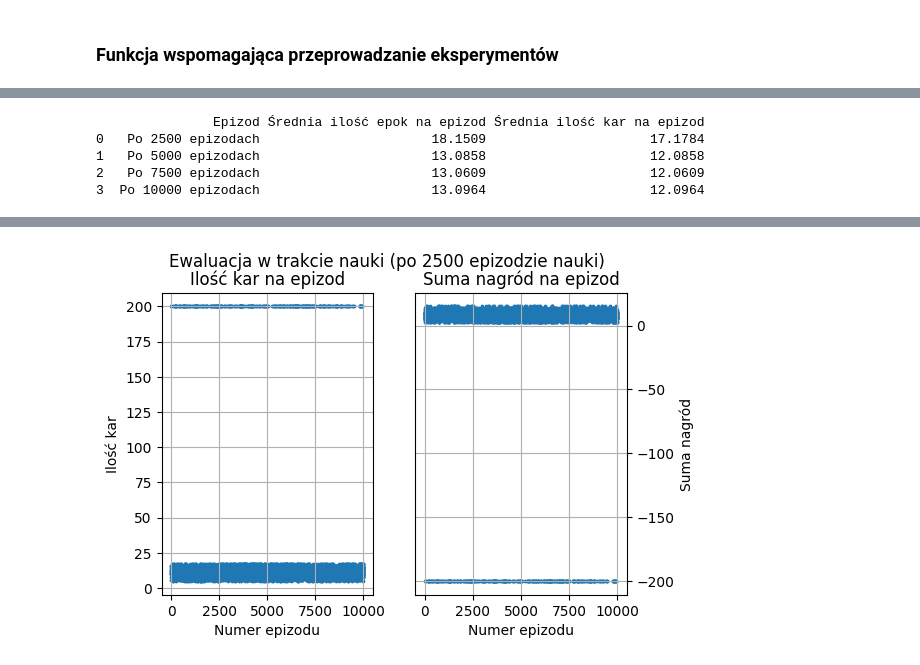
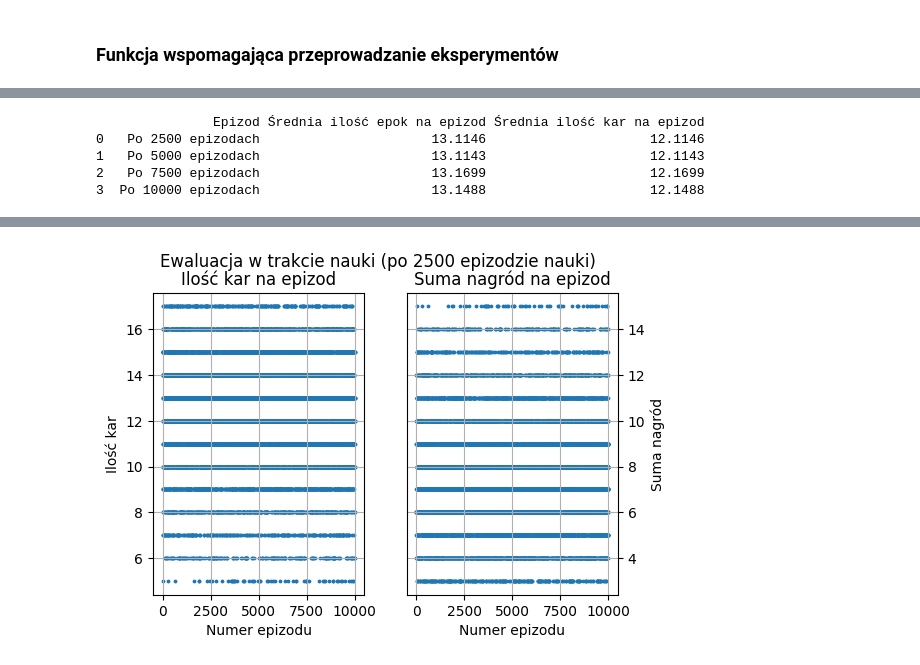
Before and after one commit to JMazurkiewicz/WSI-assignments, a Jupyter notebook: lab-6/documentation.ipynb, the cells around one changed output, grey strips where cells are left out. Saved outputs shown, nothing was run; the diff lists cells and outputs as text; code cells hidden in the pictures.

```diff
--- a/lab-6/documentation.ipynb
+++ b/lab-6/documentation.ipynb
@@ -33,7 +33,7 @@ class Hyperparameters:
 Poniższa klasa reprezentuje statystyki z pojedynczego epizodu:
 # %%
 @dataclass
-class EpisodesStats:
+class EpisodeStats:
     penalty_count: int = 0
     total_reward: int = 0
 # %% [markdown]
@@ -48,7 +48,7 @@ class EvaluationResult:
     avg_epoch_count: float
     avg_penalty: float
     learning_episodes: int
-    stats: List[EpisodesStats]
+    stats: List[EpisodeStats]
 
     def __repr__(self):
         return '\n'.join([
@@ -84,14 +84,14 @@ class QLearning:
         self.qtable = np.zeros((self.env.observation_space.n, self.env.action_space.n))
         self.total_learning_episodes = 0
 
-    def learn(self, seed=None) -> Tuple[List[EpisodesStats], List[EvaluationResult]]:
+    def learn(self, seed=None) -> Tuple[List[EpisodeStats], List[EvaluationResult]]:
         learning_stats = []
         evaluation_stats = []
         stop_point_for_evaluation = self.params.episodes // 4
 
         for episode in range(self.params.episodes):
             state = self.env.reset() if seed is None else self.env.reset(seed=random.getrandbits(64))
-            stats = EpisodesStats()
+            stats = EpisodeStats()
             done = False
 
             while not done:
@@ -122,7 +122,7 @@ class QLearning:
 
         for _ in range(self.params.episodes):
             state = self.env.reset() if seed is None else self.env.reset(seed=random.getrandbits(64))
-            stats = EpisodesStats()
+            stats = EpisodeStats()
             epochs = 0
             reward = 0
             done = False
@@ -159,7 +159,7 @@ class QLearning:
 # %%
 import matplotlib.pyplot as plt
 
-def make_stats_plot(stats: List[EpisodesStats], major_title: str):
+def make_stats_plot(stats: List[EpisodeStats], major_title: str):
     episodes = len(stats)
     fig, axes= plt.subplots(1, 2, dpi=100)
     fig.suptitle(major_title)
@@ -334,8 +348,8 @@ W tym eksperymencie hiperparametr `epsilon` został zmniejszony z 0.1 do 0.01.
 # %%
-experiment(learning_rate=0.5, discount_factor=0.6, epsilon=0.01, episodes=10000)
+experiment(learning_rate=0.5, discount_factor=0.9, epsilon=0.01, episodes=10000)
 # %% [output]
                Epizod Średnia ilość epok na epizod Średnia ilość kar na epizod
-0   Po 2500 epizodach                      18.1509                     17.1784
-1   Po 5000 epizodach                      13.0858                     12.0858
-2   Po 7500 epizodach                      13.0609                     12.0609
-3  Po 10000 epizodach                      13.0964                     12.0964
+0   Po 2500 epizodach                      13.1146                     12.1146
+1   Po 5000 epizodach                      13.1143                     12.1143
+2   Po 7500 epizodach                      13.1699                     12.1699
+3  Po 10000 epizodach                      13.1488                     12.1488
@@ -343 +357 @@ experiment(learning_rate=0.5, discount_factor=0.6, epsilon=0.01, episodes=10000)
-[figure, old version]
+[figure, new version]
```
Also changed, not shown: parts of 18 cells of this notebook, 1 other file.
